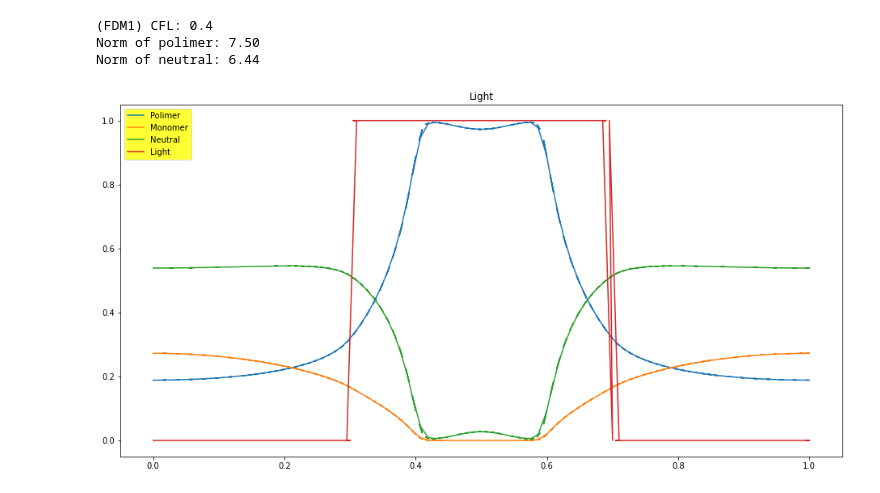
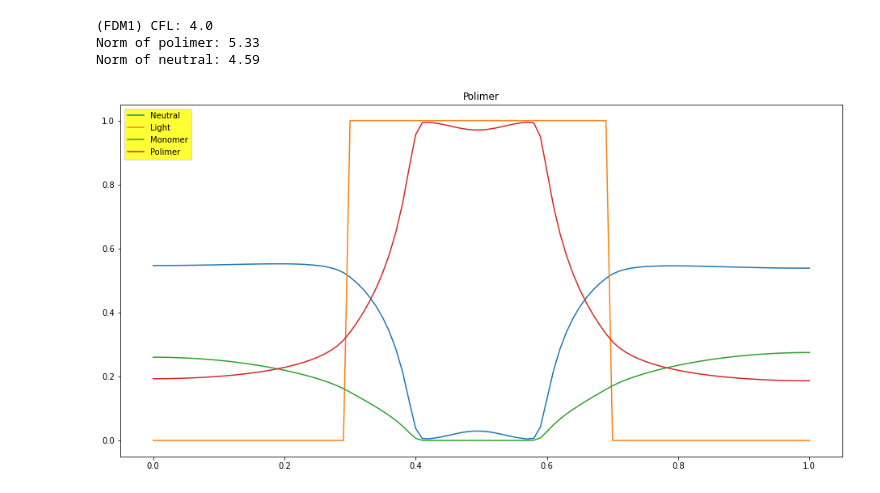
Before and after one commit to EnglishBeach/FEniCSx_polymers, a Jupyter notebook: System/System1D.ipynb, the cells around one changed output. Drawn from its saved outputs; the diff is of its cells as text; code cells hidden in the pictures.

Commit message:
Fund error

```diff
--- a/System/System1D.ipynb
+++ b/System/System1D.ipynb
@@ -32,7 +32,7 @@ domain = mesh.create_unit_interval(
     comm=MPI.COMM_WORLD
     )
 
-el = ufl.FiniteElement(family='CG', cell=domain.ufl_cell(), degree=2)
+el = ufl.FiniteElement(family='CG', cell=domain.ufl_cell(), degree=1)
 Mix_el = el * el
 W = FunctionSpace(mesh=domain, element=Mix_el)
 W0, _ = W.sub(0).collapse()
@@ -45,13 +45,13 @@ s, s0 = Function(W), Function(W)
 
 cN, cP = split(s)
 cN0, cP0 = split(s0)
-
+# FIXME: find error with solution
 cNS = s.sub(0)
 cPS = s.sub(1)
 cNS.name = 'Cneutral'
 cPS.name = 'Cpolimer'
 # %%
-n_steps = 10000
+n_steps = 1000
 
 # dt = 0.001
 # T = n_steps * dt
@@ -59,7 +59,7 @@ n_steps = 10000
 T = 4
 dt = T / n_steps
 
-n_shecks = 10
+n_shecks = 20
 check_every = int(n_steps / n_shecks)
 
 cN0_f = Function(W0,0.2)
@@ -72,13 +72,13 @@ b = a * exp(-cP / p1)
 g = 4
 
 light_f = lambda x: np.where(
-        npand(x[0] < 0.7, x[0] > 0.3),
+        npand(x[0] <= 0.7, x[0] >= 0.3),
     1,
     0,
     )
 
 save_dir = '/home/VTK/System1D_files'
-num_save = '2trap'
+num_save = '2stricted'
 # %%
 # class LightForms:
 # %%
@@ -153,29 +154,31 @@ with io.XDMFFile(
             file.write_function(light, time + dt)
         time += dt
 # %%
-import fenics as myf
+# import fenics as myf
 light_col = Function(W0, light)
 cNS_col = Function(W0, cNS)
 cPS_col = Function(W0, cPS)
 cMS_col = Function(W0, 1 - cNS_col - cPS_col)
 
 print(f'(FDM1) CFL: {a*N**2*dt}')
 print(f"Norm of polimer: {cPS_col.x.norm():.2f}")
 print(f"Norm of neutral: {cNS_col.x.norm():.2f}")
 fig, ax = plt.subplots()
 fig.set_size_inches(16, 8)
-myf.PostProcess.graph1D(
+PostProcess.graph1D(
     fig=fig,
     ax=ax,
     lists=[
+        [cNS_col, 'Neutral'],
+        [light_col,'Light'],
+        [cMS_col, 'Monomer'],
         [cPS_col, 'Polimer'],
-        [cMS_col, 'Monomer'],
-        [cNS_col, 'Neutral'],
-        [light_col,'Light']
-        ],     # points_on=True,
+
+        ],
+    # points_on=True,
     )
 # %% [output]
-(FDM1) CFL: 0.4
-Norm of polimer: 7.50
-Norm of neutral: 6.44
+(FDM1) CFL: 4.0
+Norm of polimer: 5.33
+Norm of neutral: 4.59
-[figure, old version]
+[figure, new version]
```
Also changed, not shown: parts of 2 cells of this notebook.
